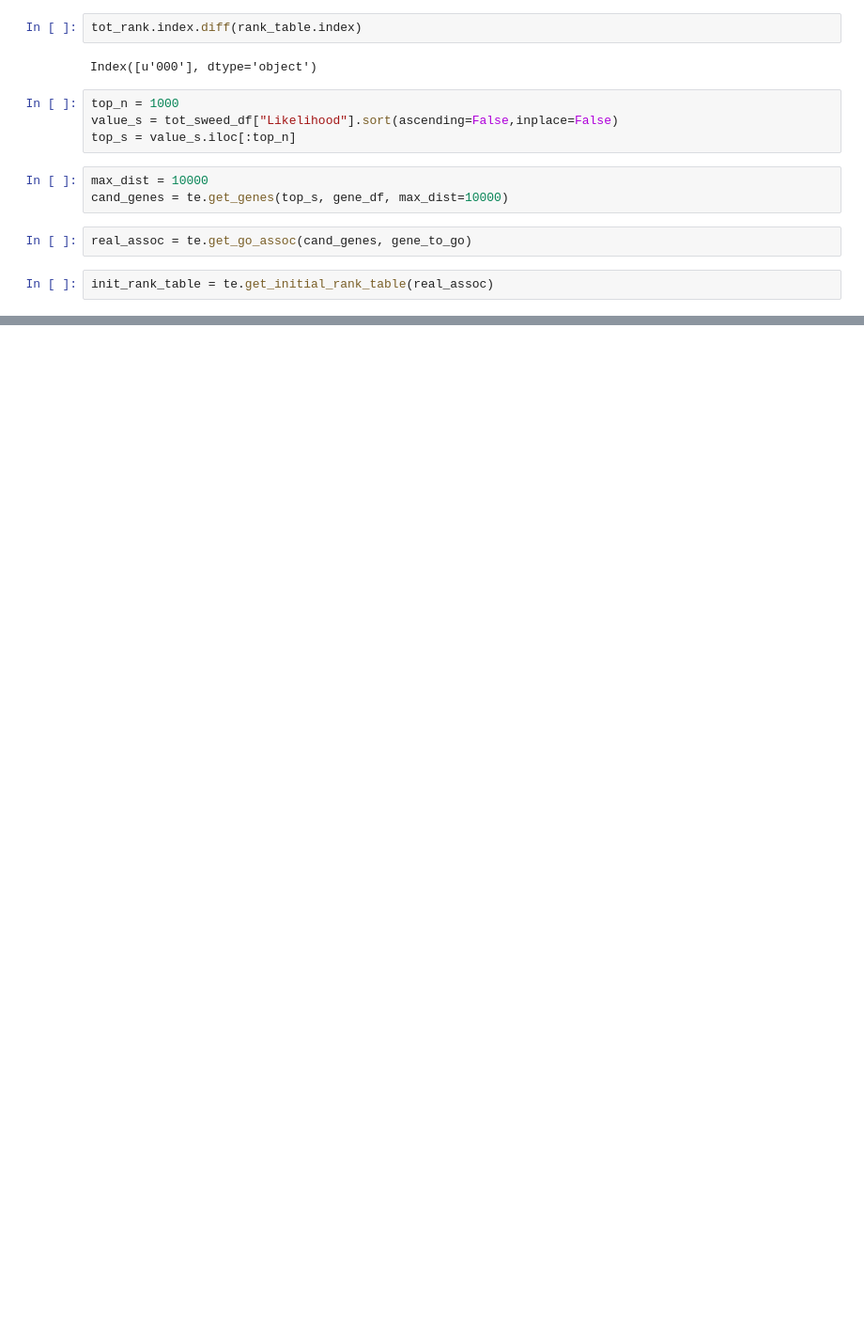
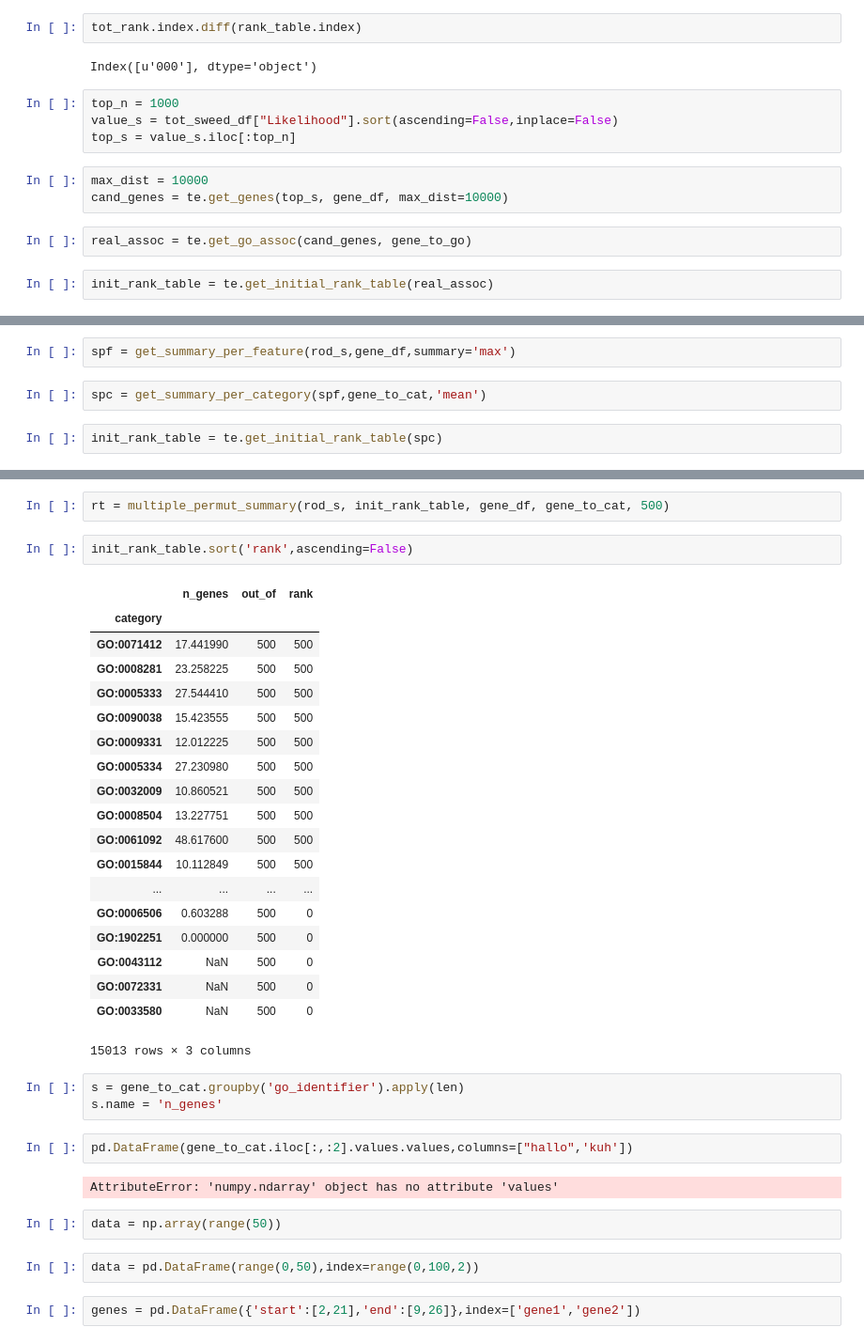
Before and after one commit to peterdfields/hs_vervet, a Jupyter notebook: notebooks/dev_test_enrichment.ipynb, the cells around one changed output, grey strips where cells are left out. Shown: that part at 94% size. Saved outputs shown, nothing was run; the diff lists cells and outputs as text; blank space fills up the shorter version.

Commit message:
Fast feature search using numeric index implemented in notebook.

```diff
--- a/notebooks/dev_test_enrichment.ipynb
+++ b/notebooks/dev_test_enrichment.ipynb
@@ -806,0 +1008,6 @@ NOTE: %mprun can only be used on functions defined in physical files, and not in
+# %%
+spf = get_summary_per_feature(rod_s,gene_df,summary='max')
+# %%
+spc = get_summary_per_category(spf,gene_to_cat,'mean')
+# %%
+init_rank_table = te.get_initial_rank_table(spc)
@@ -806,0 +1153,37 @@ NOTE: %mprun can only be used on functions defined in physical files, and not in
+# %%
+rt = multiple_permut_summary(rod_s, init_rank_table, gene_df, gene_to_cat, 500)
+# %%
+init_rank_table.sort('rank',ascending=False)
+# %% [output]
+|  | n_genes | out_of | rank |
+| category |  |  |  |
+| GO:0071412 | 17.441990 | 500 | 500 |
+| GO:0008281 | 23.258225 | 500 | 500 |
+| GO:0005333 | 27.544410 | 500 | 500 |
+| GO:0090038 | 15.423555 | 500 | 500 |
+| GO:0009331 | 12.012225 | 500 | 500 |
+| GO:0005334 | 27.230980 | 500 | 500 |
+| GO:0032009 | 10.860521 | 500 | 500 |
+| GO:0008504 | 13.227751 | 500 | 500 |
+| GO:0061092 | 48.617600 | 500 | 500 |
+| GO:0015844 | 10.112849 | 500 | 500 |
+| ... | ... | ... | ... |
+| GO:0006506 | 0.603288 | 500 | 0 |
+| GO:1902251 | 0.000000 | 500 | 0 |
+| GO:0043112 | NaN | 500 | 0 |
+| GO:0072331 | NaN | 500 | 0 |
+| GO:0033580 | NaN | 500 | 0 |
+15013 rows × 3 columns
+# %%
+s = gene_to_cat.groupby('go_identifier').apply(len)
+s.name = 'n_genes'
+# %%
+pd.DataFrame(gene_to_cat.iloc[:,:2].values.values,columns=["hallo",'kuh'])
+# %% [output]
+AttributeError: 'numpy.ndarray' object has no attribute 'values'
+# %%
+data = np.array(range(50))
+# %%
+data = pd.DataFrame(range(0,50),index=range(0,100,2))
+# %%
+genes = pd.DataFrame({'start':[2,21],'end':[9,26]},index=['gene1','gene2'])
```
Also changed, not shown: parts of 102 cells of this notebook, 3 other files.
